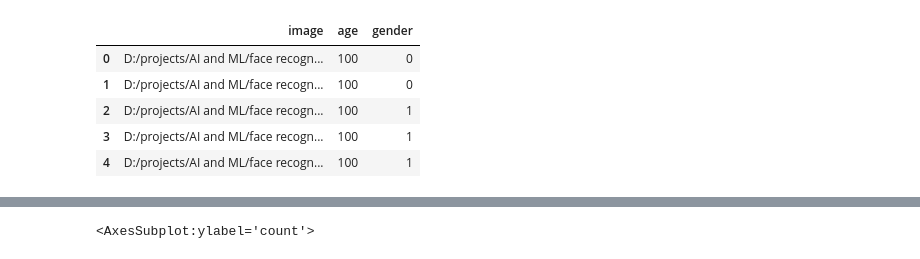
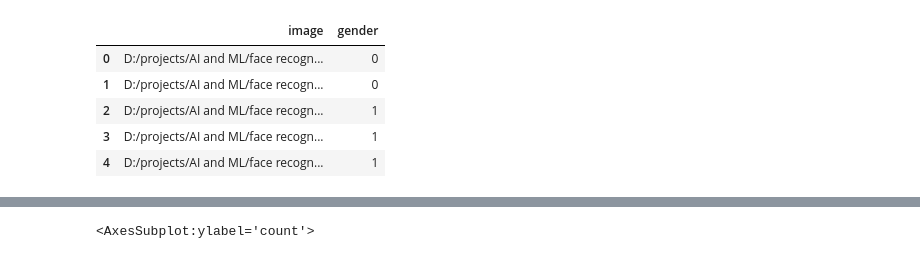
Before and after one commit to Dree-Gzz/dree_n_gzz, a Jupyter notebook: training_detector.ipynb, the cells around one changed output, grey strips where cells are left out. Drawn from its saved outputs; the diff is of its cells as text; code cells hidden in the pictures.

Commit message:
completed project
project to identify gender complete and with 96% accuracy

```diff
--- a/training_detector.ipynb
+++ b/training_detector.ipynb
@@ -23,27 +24,24 @@ BASE_DIR = 'D:/projects/AI and ML/face recognition/UTKFace/'
 # example 1_0_0_20161219140623097.jpg.chip
 # we extract 1_0, 1 as age[0,1] and 0 as gender[0,1]
 image_paths = []
-age_labels = []
 gender_labels = []
 
 for filename in os.listdir(BASE_DIR):# loops through all images and returns their names
     image_path = os.path.join(BASE_DIR, filename)
     temp = filename.split('_')#we split name to get the first and second characters (1)_(0)_0_20161219140623097
-    age = int(temp[0])# assign first character to age
-    gender = int(temp[1])# assign second character to gender
+    gender = int(temp[1])# assign second character to gender {0:'Male', 1:'Female'}
     #adding the ages and genders to respective lists
     image_paths.append(image_path)
-    age_labels.append(age)
     gender_labels.append(gender)
 # %%
 # convert to dataframe
 df = pd.DataFrame()
-df['image'], df['age'], df['gender'] = image_paths, age_labels, gender_labels
+df['image'], df['gender'] = image_paths, gender_labels
 df.head()
 # %% [output]
-|  | image | age | gender |
-| 0 | D:/projects/AI and ML/face recogn... | 100 | 0 |
-| 1 | D:/projects/AI and ML/face recogn... | 100 | 0 |
-| 2 | D:/projects/AI and ML/face recogn... | 100 | 1 |
-| 3 | D:/projects/AI and ML/face recogn... | 100 | 1 |
-| 4 | D:/projects/AI and ML/face recogn... | 100 | 1 |
+|  | image | gender |
+| 0 | D:/projects/AI and ML/face recogn... | 0 |
+| 1 | D:/projects/AI and ML/face recogn... | 0 |
+| 2 | D:/projects/AI and ML/face recogn... | 1 |
+| 3 | D:/projects/AI and ML/face recogn... | 1 |
+| 4 | D:/projects/AI and ML/face recogn... | 1 |
```
Also changed, not shown: parts of 9 cells of this notebook, 11 other files.
